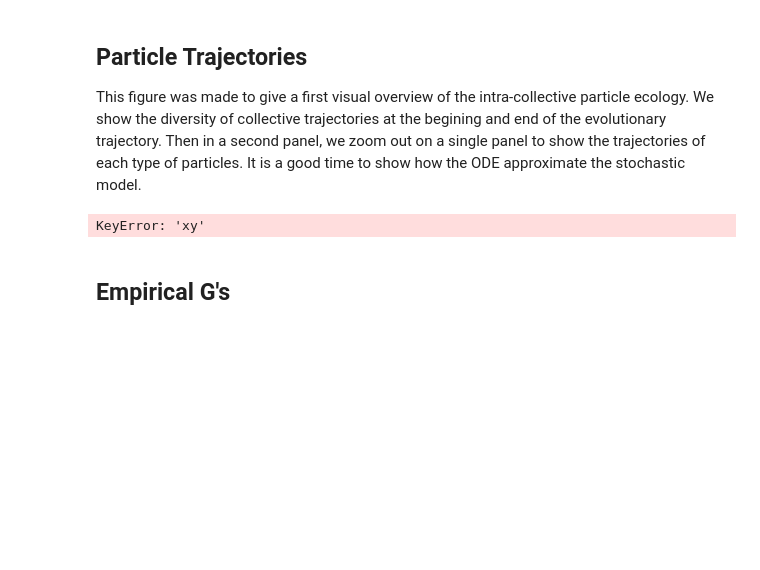
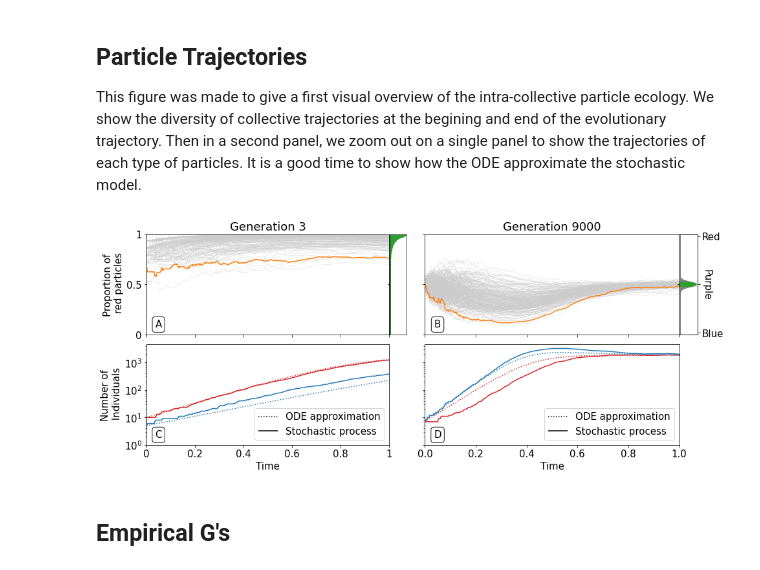
Before and after one commit to elifesciences-publications/estaudel, a Jupyter notebook: evolution_of_heredity/particle_ecology.ipynb, the cells around one changed output. Cells and saved outputs as stored; diff of their text form; code cells hidden in the pictures; blank space fills up the shorter version.

```diff
--- a/evolution_of_heredity/particle_ecology.ipynb
+++ b/evolution_of_heredity/particle_ecology.ipynb
@@ -198,35 +198,36 @@ plot_individual_dynamics(generations_to_extract[0], ax_color1, ax_highlight1, ax
 plot_individual_dynamics(generations_to_extract[1], ax_color2, ax_highlight2, ax_zoom2)
 
 ax_highlight1.set(ylabel='Number of\n Individuals')
 ax_color1.set(ylabel='Proportion of\n {} particles'.format(ehs.COLOR_NAMES[0]))
 ax_color1.set(ylim=(0,1),yticks=[0,0.5,1], yticklabels=[0,0.5,1])
 ax_color2.set(ylim=(0,1), yticks=[0,0.5,1], yticklabels=[]);
 
 pd = PANEL_DICT
-del pd['xy']
+if 'xy' in PANEL_DICT:
+    del pd['xy']
 ax_color1.annotate('A',xy=(0.05, 0.1),**pd)
 ax_color2.annotate('B',xy=(0.05, 0.1),**pd)
 ax_highlight1.annotate('C',xy=(0.05, 0.1),**pd)
 ax_highlight2.annotate('D',xy=(0.05, 0.1),**pd)
 
 
 for a in (ax_color1, ax_highlight1, ax_color2, ax_highlight1):
     a.set(xticks=[0,0.2,0.4,.6,.8,1], xticklabels=[0,.2,.4,.6,.8,1])
 ax_highlight2.set(yticklabels=[])
 ax_color2.set(yticklabels=[])
 ax_color1.set(xticklabels=[])
 ax_color2.set(xticklabels=[])
 
 ax2 = ax_zoom2.twinx()
 ax2.set_ylim(0,1)
 ticks = ax2.set(ylim=(-0.02,1.02), yticklabels=['Blue','Purple','Red'], yticks=[0,0.5,1])
 plt.setp(ticks[1][1], rotation= -90, horizontalalignment='left',  verticalalignment='center')
 ax2.plot([],[]);
 
 plt.tight_layout()
 fig.savefig(os.path.join(FIGPATH,'particle_ecology.pdf'), bbox_to_inches='tight')
 # %% [output]
-KeyError: 'xy'
+[figure, added]
 # %% [markdown]
 ## Empirical G's
 # %%
```
Also changed, not shown: parts of 1 cell of this notebook, 4 other files.
